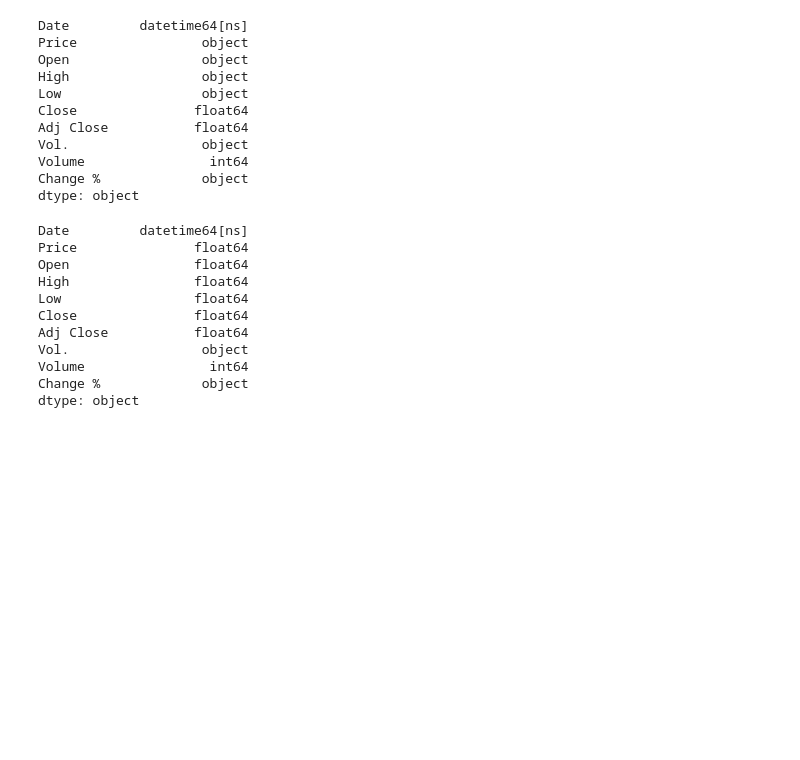
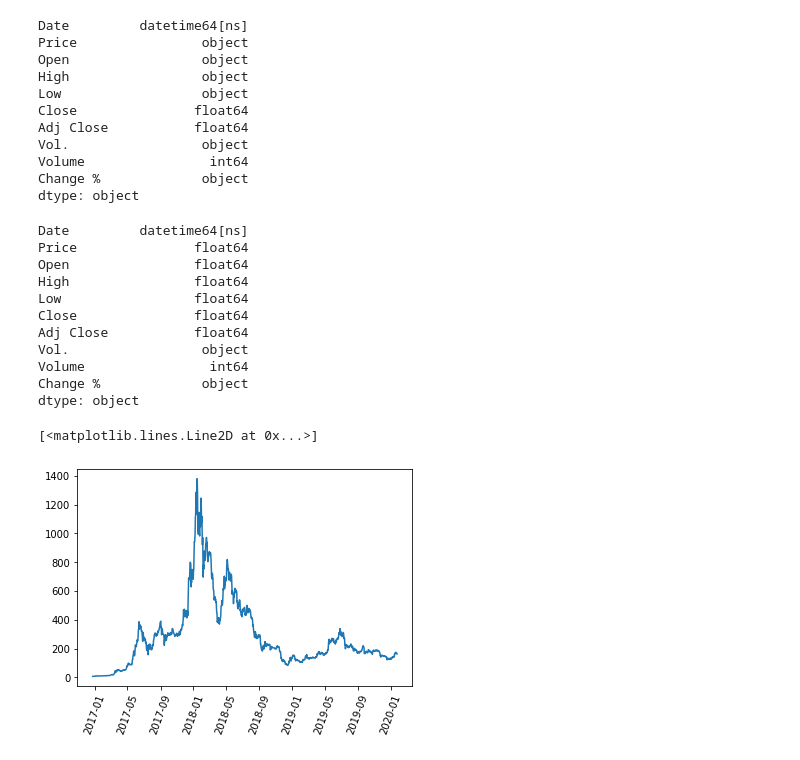
Before and after one commit to ironhack-datalabs/datamex0120, a Jupyter notebook: module-1/web-project/your-code/Untitled.ipynb, the cells around one changed output. Drawn from its saved outputs; the diff is of its cells as text; code cells hidden in the pictures; blank space fills up the shorter version.

```diff
--- a/module-1/web-project/your-code/Untitled.ipynb
+++ b/module-1/web-project/your-code/Untitled.ipynb
@@ -102,11 +85,11 @@ final3['Open']=final3['Open'].str.replace(',','')
 final3['High']=final3['High'].str.replace(',','')
 final3['Low']=final3['Low'].str.replace(',','')
 # %%
-final4 = final3.astype({'Price':'float64'})
-final4 = final4.astype({'Open':'float64'})
-final4 = final4.astype({'High':'float64'})
-final4 = final4.astype({'Low':'float64'})
-final4.dtypes
+final3 = final3.astype({'Price':'float64'})
+final3 = final3.astype({'Open':'float64'})
+final3 = final3.astype({'High':'float64'})
+final3 = final3.astype({'Low':'float64'})
+final3.dtypes
 # %% [output]
 Date         datetime64[ns]
 Price               float64
@@ -121,0 +108,9 @@ dtype: object
+# %%
+degrees = 70
+date = final3['Date']
+ope = final3['Open']
+plt.xticks(rotation=degrees)
+plt.plot(date, ope)
+# %% [output]
+[<matplotlib.lines.Line2D at 0x...>]
+[figure, added]
```
Also changed, not shown: parts of 7 cells of this notebook, 1 other file.
